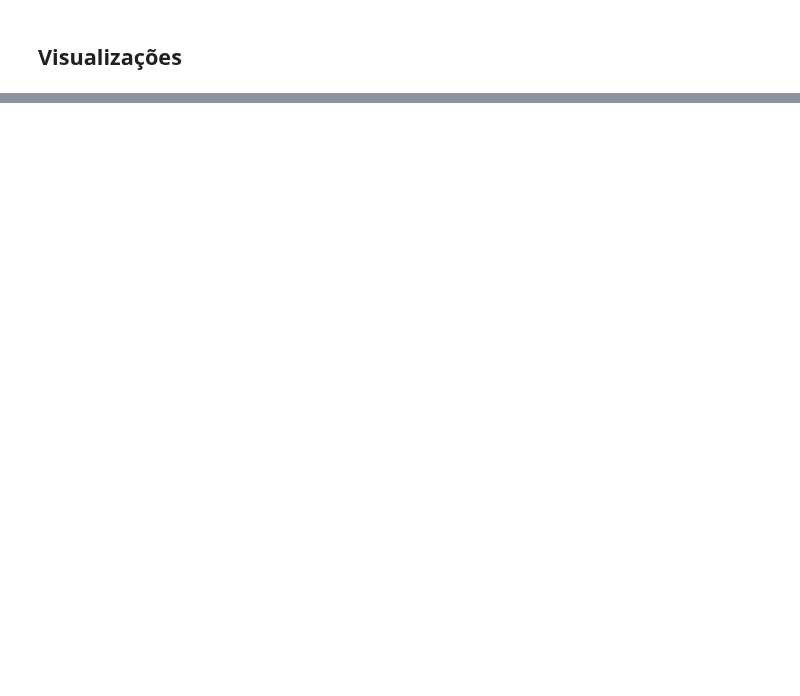
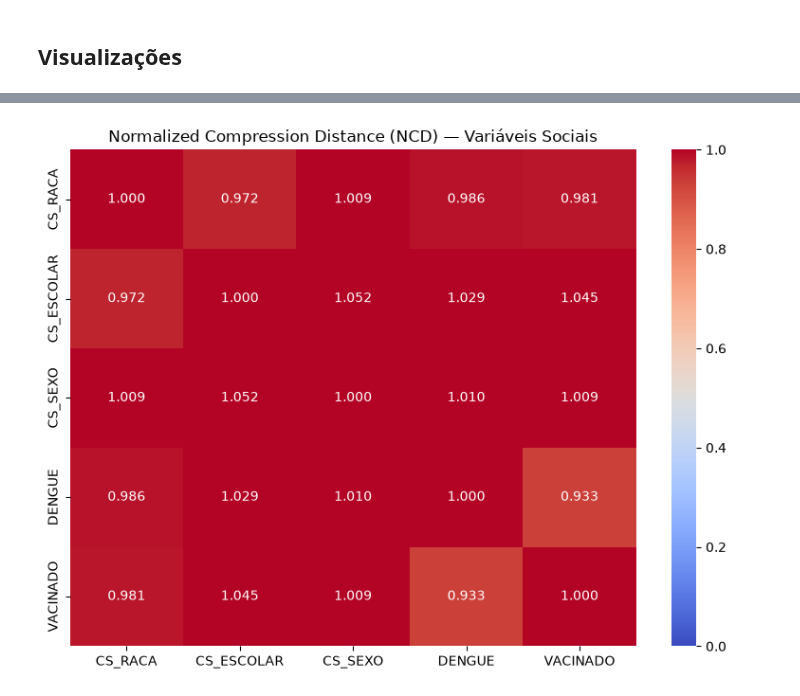
Before and after one commit to Romulol-B/Pysus-IBGE, a Jupyter notebook: notebooks/Analises exploratorias/SINAN/sinan_corrected.ipynb, the cells around one changed output, grey strips where cells are left out. Saved outputs shown, nothing was run; the diff lists cells and outputs as text; code cells hidden in the pictures; blank space fills up the shorter version.

```diff
--- a/notebooks/Analises exploratorias/SINAN/sinan_corrected.ipynb
+++ b/notebooks/Analises exploratorias/SINAN/sinan_corrected.ipynb
@@ -837,0 +882,99 @@ fig.show()
+# %%
+social_columns = ['DENGUE', 'CS_RACA', 'CS_ESCOLAR', 'CS_SEXO', 'DENGUE', 'VACINADO']
+df_social = df_sp[social_columns]
+# %%
+df_social = df_social.replace('9', np.nan).dropna()
+df_social['CS_SEXO'] = df_social['CS_SEXO'].replace({'M': 1, 'F': 2})
+# %%
+def compress_size(data):
+    return len(zlib.compress(data, level=9))
+
+
+def serialize_column(series):
+    # Garante que a entrada seja uma Series
+    if isinstance(series, pd.DataFrame):
+        raise ValueError(
+            "A coluna selecionada não é única. "
+            "Verifique os nomes duplicados em df_social.columns."
+        )
+
+    values = series.astype("string").fillna("<AUSENTE>").tolist()
+
+    return "\n".join(
+        f"{len(value)}:{value}" for value in values
+    ).encode("utf-8")
+
+
+def ncd(x, y):
+    bx = serialize_column(x)
+    by = serialize_column(y)
+
+    cx = compress_size(bx)
+    cy = compress_size(by)
+
+    combined = pd.Series(
+        x.astype("string").fillna("<AUSENTE>").to_numpy()
+        + "\t"
+        + y.astype("string").fillna("<AUSENTE>").to_numpy()
+    )
+
+    cxy = compress_size(serialize_column(combined))
+
+    denominador = max(cx, cy)
+
+    if denominador == 0:
+        return np.nan
+
+    return (cxy - min(cx, cy)) / denominador
+
+# Remover colunas duplicadas, mantendo a primeira ocorrência
+df_social = df_social.loc[
+    :, ~df_social.columns.duplicated()
+].copy()
+
+# Manter apenas as variáveis desejadas que existem no DataFrame
+social_columns = [
+    col for col in
+    ['CS_RACA', 'CS_ESCOLAR', 'CS_SEXO', 'DENGUE', 'VACINADO']
+    if col in df_social.columns
+]
+
+# Calcular matriz
+n = len(social_columns)
+
+ncd_matrix = pd.DataFrame(
+    np.eye(n),
+    index=social_columns,
+    columns=social_columns
+)
+
+for i, col1 in enumerate(social_columns):
+    for j in range(i + 1, n):
+        col2 = social_columns[j]
+
+        distance = ncd(
+            df_social[col1],
+            df_social[col2]
+        )
+
+        ncd_matrix.loc[col1, col2] = distance
+        ncd_matrix.loc[col2, col1] = distance
+
+
+# Visualizar
+plt.figure(figsize=(8, 6))
+
+sns.heatmap(
+    ncd_matrix,
+    annot=True,
+    fmt=".3f",
+    cmap="coolwarm",
+    vmin=0,
+    vmax=1
+)
+
+plt.title("Normalized Compression Distance (NCD) — Variáveis Sociais")
+plt.tight_layout()
+plt.show()
+# %% [output]
+[figure, added]
```
Also changed, not shown: parts of 30 cells of this notebook, 1 other file.
